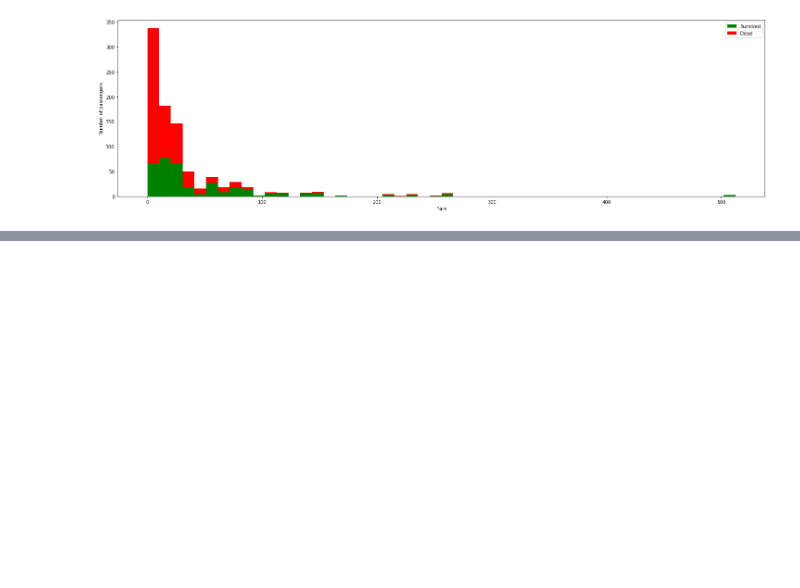
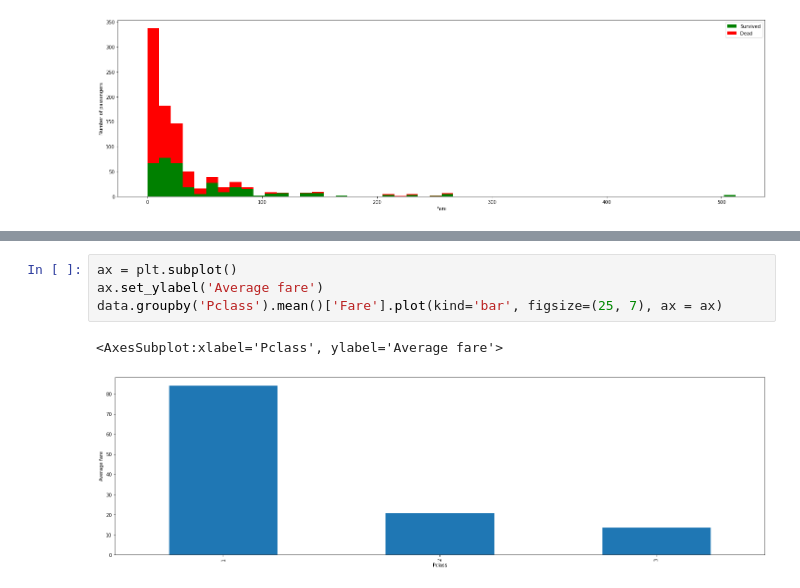
Before and after one commit to Shalmalee15/Titanic---Machine-Learning-from-Disaster, a Jupyter notebook: titanic_ML.ipynb, the cells around one changed output, grey strips where cells are left out. Cells and saved outputs as stored; diff of their text form; blank space fills up the shorter version.

```diff
--- a/titanic_ML.ipynb
+++ b/titanic_ML.ipynb
@@ -138,0 +158,7 @@ ax.scatter(data[data['Survived'] == 0]['Age'], data[data['Survived'] == 0]['Fare
+# %%
+ax = plt.subplot()
+ax.set_ylabel('Average fare')
+data.groupby('Pclass').mean()['Fare'].plot(kind='bar', figsize=(25, 7), ax = ax)
+# %% [output]
+<AxesSubplot:xlabel='Pclass', ylabel='Average fare'>
+[figure, added]
```
Also changed, not shown: parts of 8 cells of this notebook.
